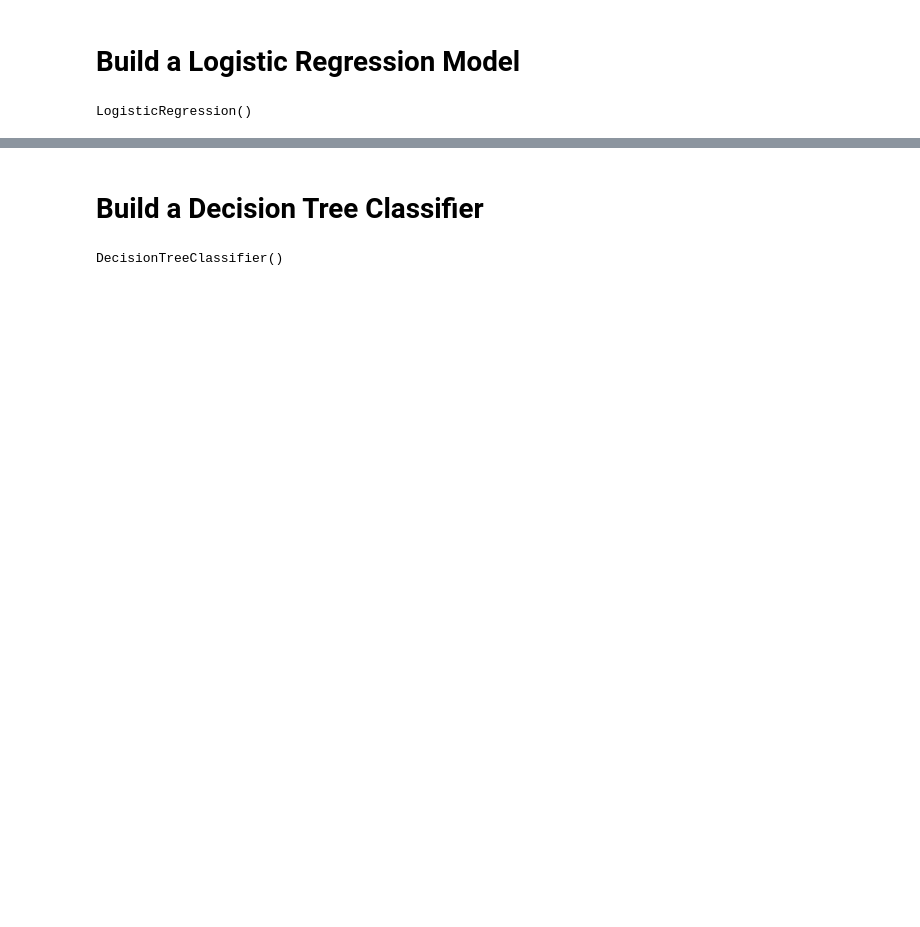
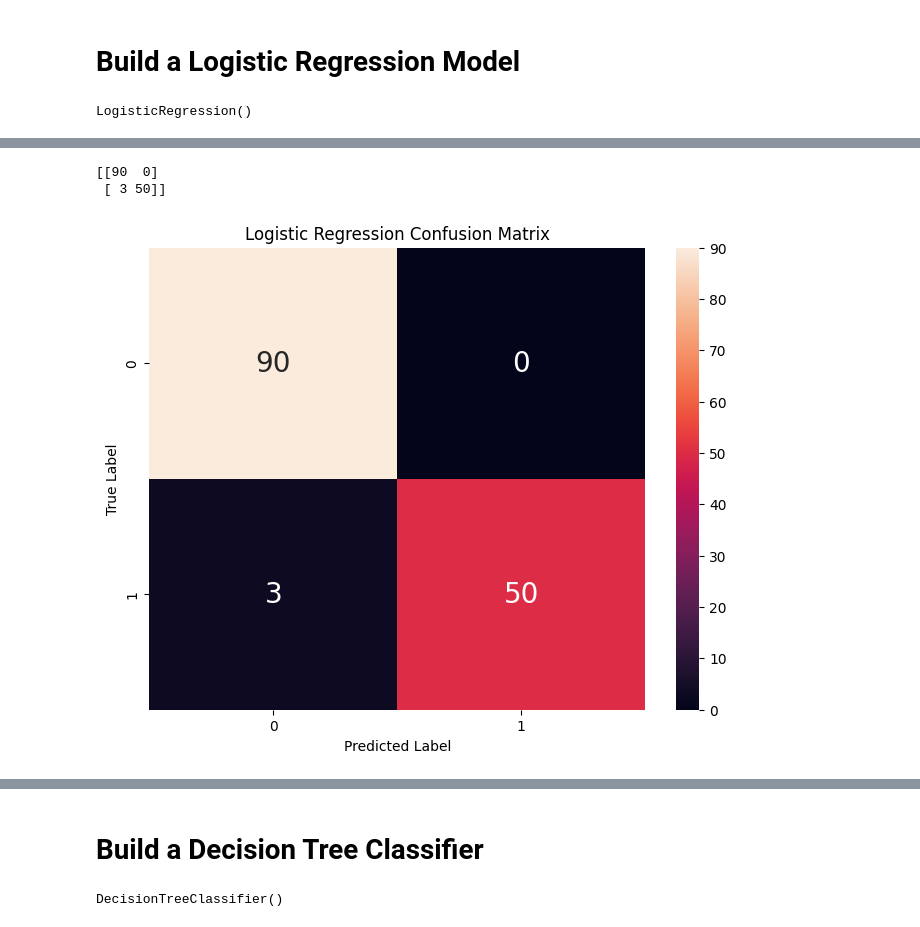
Before and after one commit to sweerasingha/breast_cancer_prediction, a Jupyter notebook: breast_cancer_prediction.ipynb, the cells around one changed output, grey strips where cells are left out. Drawn from its saved outputs; the diff is of its cells as text; code cells hidden in the pictures; blank space fills up the shorter version.

```diff
--- a/breast_cancer_prediction.ipynb
+++ b/breast_cancer_prediction.ipynb
@@ -209,0 +240,16 @@ Predicted Values (Logistic Regression): [0 0 0 0 0 1 0 1 0 0 0 1 1 0 0 0 0 1 0 0
+# %%
+# Plot confusion matrix for Logistic Regression
+cm = confusion_matrix(Y_test, logistic_regression_predictions)
+print(cm)
+
+# Create a heatmap with a title
+plt.figure(figsize=(8, 6))
+sns.heatmap(cm, annot=True, fmt='g', annot_kws={"size": 20})  # 'g' format to avoid scientific notation
+plt.title('Logistic Regression Confusion Matrix')
+plt.xlabel('Predicted Label')
+plt.ylabel('True Label')
+plt.show()
+# %% [output]
+[[90  0]
+ [ 3 50]]
+[figure, added]
```
Also changed, not shown: parts of 47 cells of this notebook.
